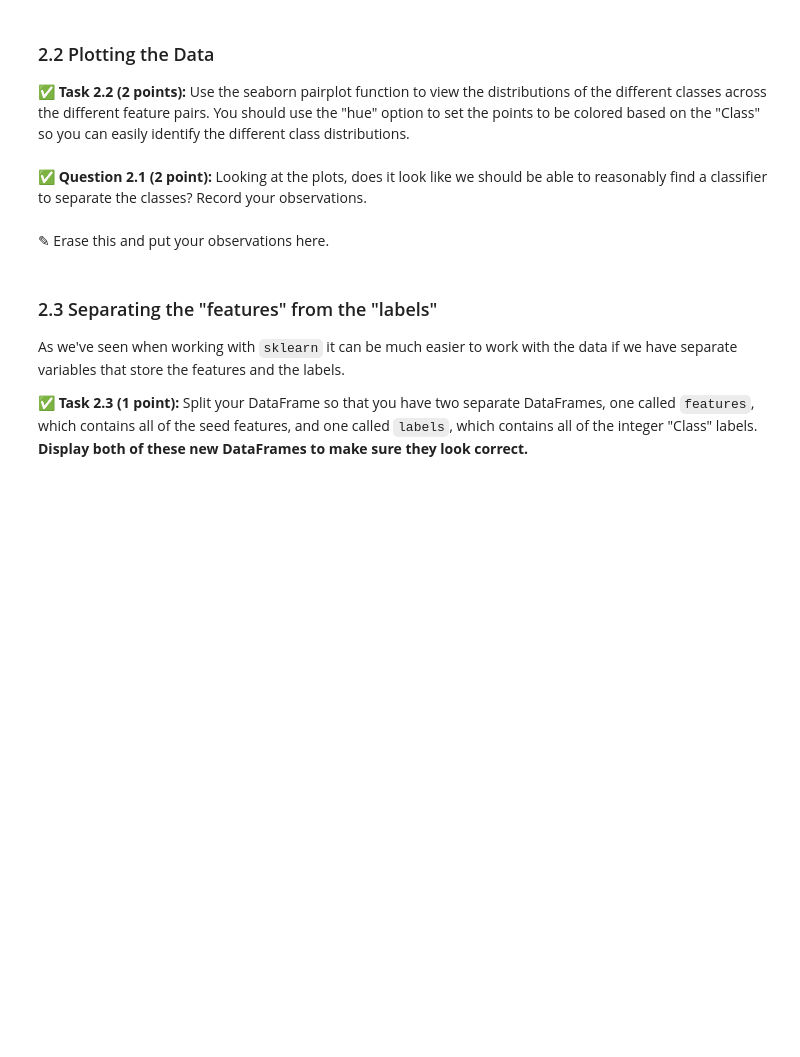
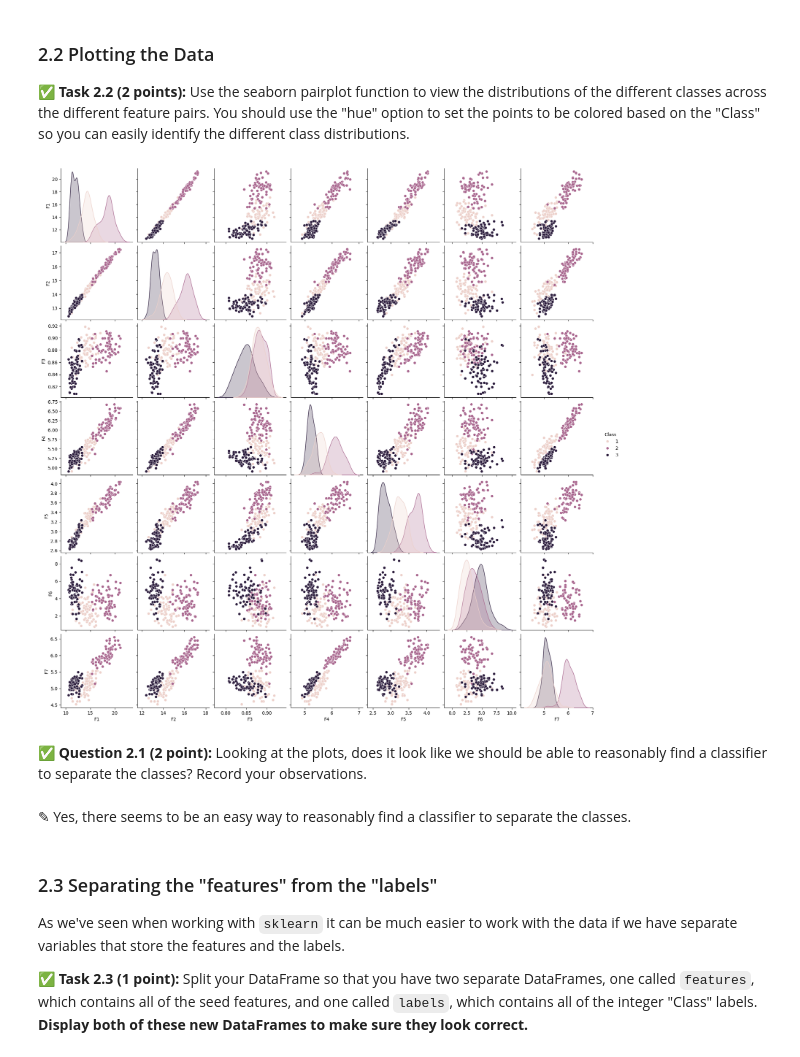
Before and after one commit to graysonslansky/CMSE202-f24-turnin, a Jupyter notebook: hw-04/HW-04_PerceptronSVMandPCA-STUDENT.ipynb, the cells around one changed output. Saved outputs shown, nothing was run; the diff lists cells and outputs as text; code cells hidden in the pictures; blank space fills up the shorter version.

```diff
--- a/hw-04/HW-04_PerceptronSVMandPCA-STUDENT.ipynb
+++ b/hw-04/HW-04_PerceptronSVMandPCA-STUDENT.ipynb
@@ -93,10 +117,14 @@ Once you've loaded in the data, **display the DataFrame to make sure it looks re
 **&#9989; Task 2.2 (2 points):** Use the seaborn pairplot function to view the distributions of the different classes across the different feature pairs. You should use the "hue" option to set the points to be colored based on the "Class" so you can easily identify the different class distributions.
 # %%
 # Put your code here
+sns.pairplot(seeds,hue='Class')
+plt.show()
+# %% [output]
+[figure, added]
 # %% [markdown]
 &#9989; **Question 2.1 (2 point):** Looking at the plots, does it look like we should be able to reasonably find a classifier to separate the classes? Record your observations.
-# %% [markdown]
-<font size=+3>&#9998;</font> Erase this and put your observations here.
+# %% [markdown]
+<font size=+3>&#9998;</font> Yes, there seems to be an easy way to reasonably find a classifier to separate the classes.
 # %% [markdown]
 ### 2.3 Separating the "features" from the "labels"
 
```
Also changed, not shown: parts of 11 cells of this notebook.
